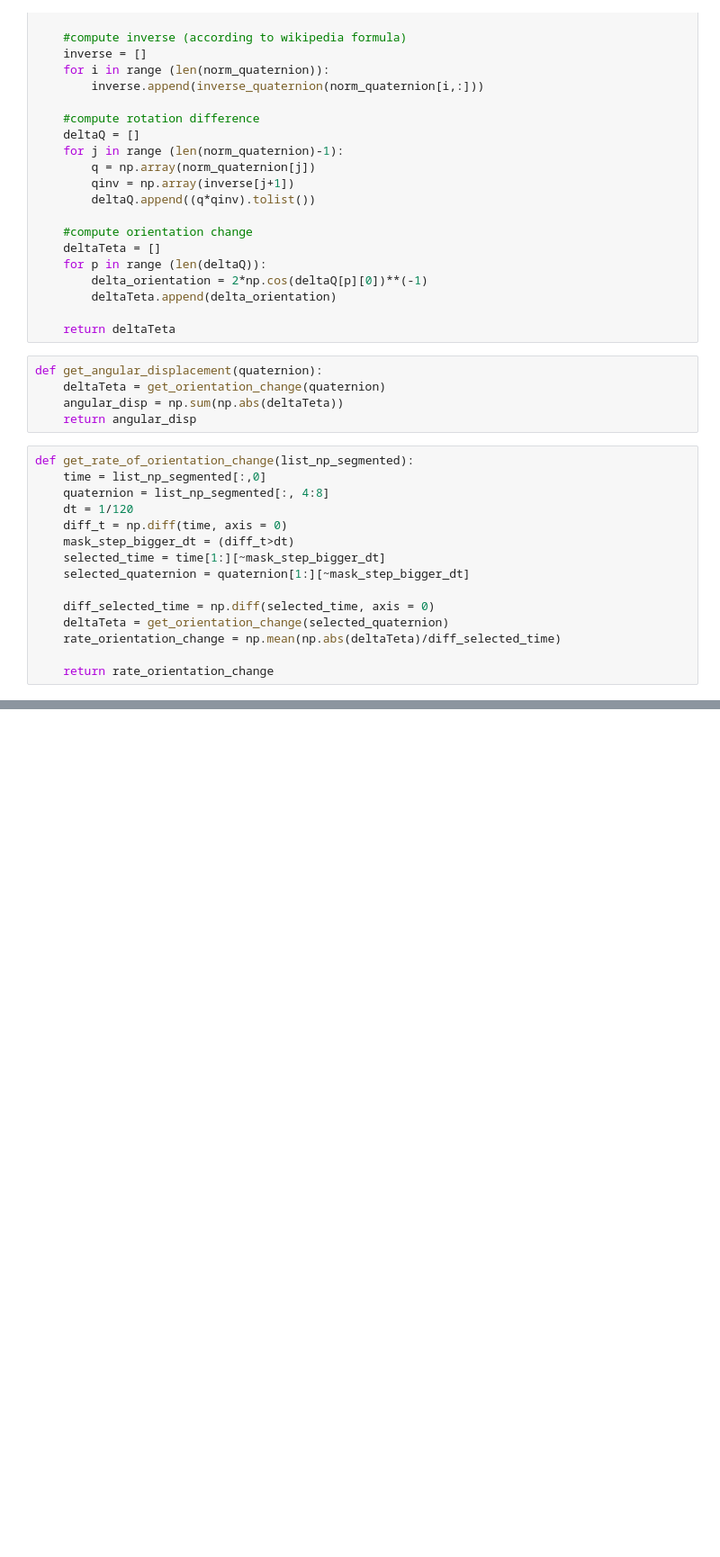
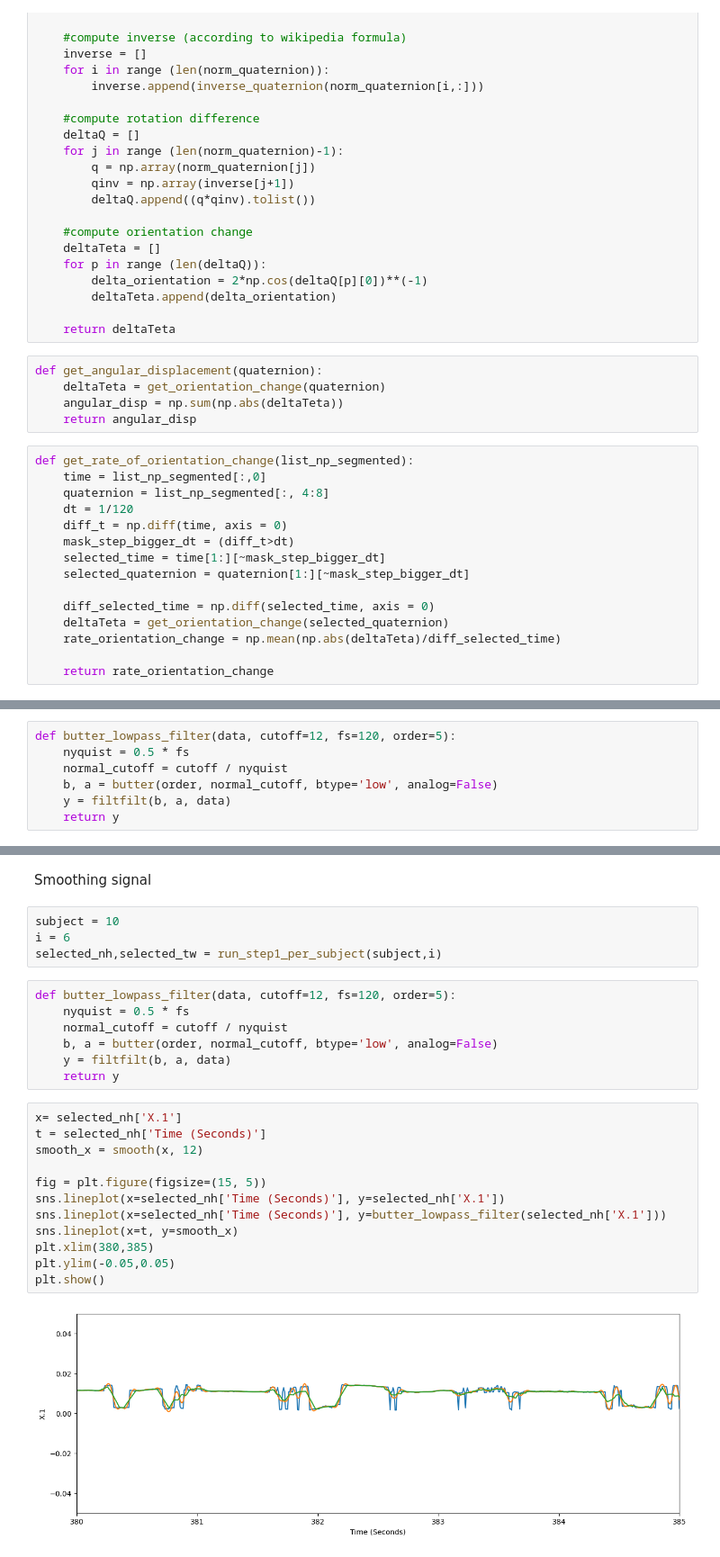
Before and after one commit to gv21/Project_LASA, a Jupyter notebook: step2_features.ipynb, the cells around one changed output, grey strips where cells are left out. Shown at 90% size. Saved outputs shown, nothing was run; the diff lists cells and outputs as text; blank space fills up the shorter version.

```diff
--- a/step2_features.ipynb
+++ b/step2_features.ipynb
@@ -198,3 +290,10 @@ def get_bimanual_dexterity(segment_nh, segment_tw):
+# %%
+def butter_lowpass_filter(data, cutoff=12, fs=120, order=5):
+    nyquist = 0.5 * fs
+    normal_cutoff = cutoff / nyquist
+    b, a = butter(order, normal_cutoff, btype='low', analog=False)
+    y = filtfilt(b, a, data)
+    return y
 # %%
 def get_features_simplified(subject_id, i, list_np_segmented_tw_rec, list_np_segmented_nh_rec, save =True):
     # just for the task cluster
@@ -397,0 +524,27 @@ Save
+# %% [markdown]
+Smoothing signal
+# %%
+subject = 10
+i = 6
+selected_nh,selected_tw = run_step1_per_subject(subject,i)
+# %%
+def butter_lowpass_filter(data, cutoff=12, fs=120, order=5):
+    nyquist = 0.5 * fs
+    normal_cutoff = cutoff / nyquist
+    b, a = butter(order, normal_cutoff, btype='low', analog=False)
+    y = filtfilt(b, a, data)
+    return y
+# %%
+x= selected_nh['X.1']
+t = selected_nh['Time (Seconds)']
+smooth_x = smooth(x, 12)
+
+fig = plt.figure(figsize=(15, 5))
+sns.lineplot(x=selected_nh['Time (Seconds)'], y=selected_nh['X.1'])
+sns.lineplot(x=selected_nh['Time (Seconds)'], y=butter_lowpass_filter(selected_nh['X.1']))
+sns.lineplot(x=t, y=smooth_x)
+plt.xlim(380,385)
+plt.ylim(-0.05,0.05)
+plt.show()
+# %% [output]
+[figure, added]
```
Also changed, not shown: parts of 16 cells of this notebook, 2 other files.
